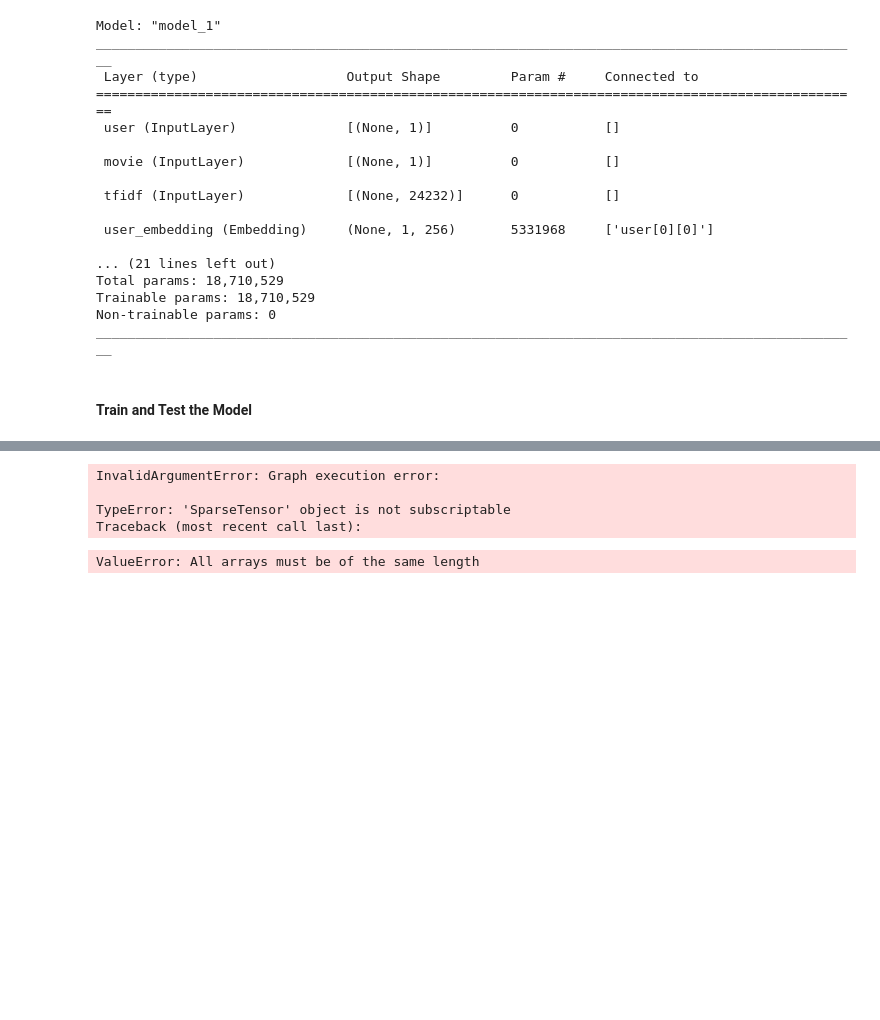
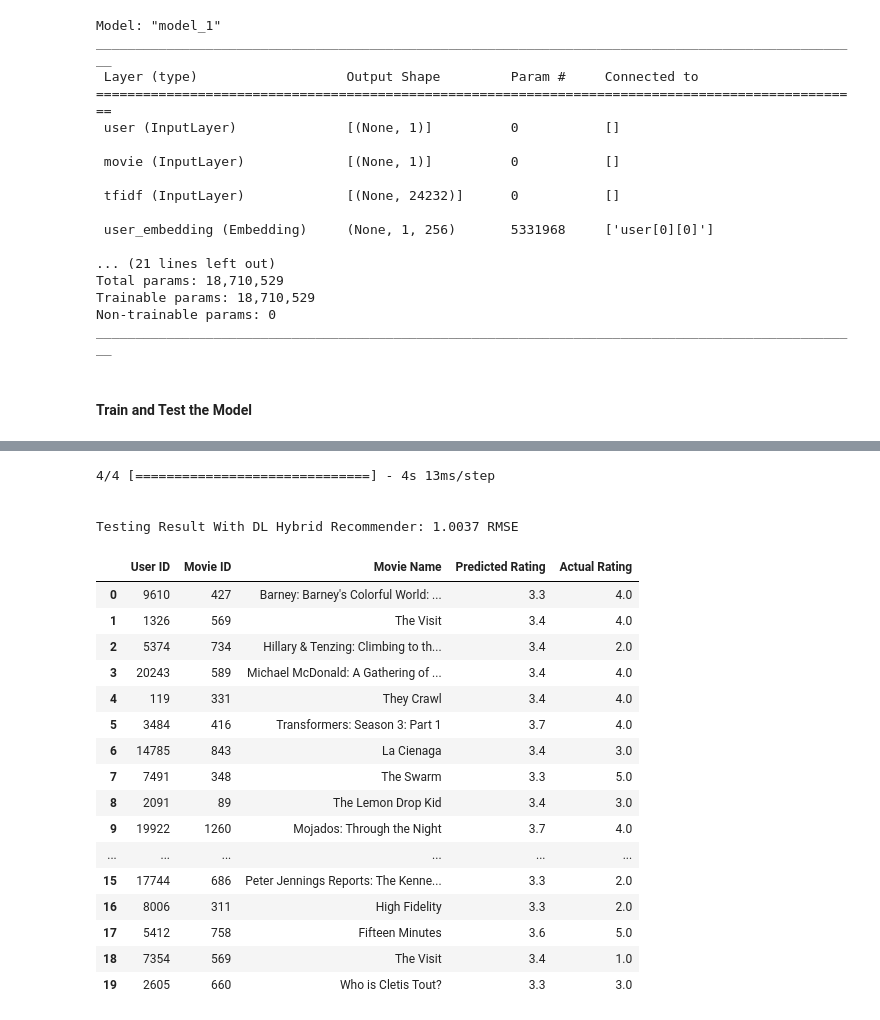
Before and after one commit to silverrose20/mec-mini-projects, a Jupyter notebook: mec-17.4.1-recommendation-systems-mini-project/Mini_Project_Recommendation_Systems.ipynb, the cells around one changed output, grey strips where cells are left out. Drawn from its saved outputs; the diff is of its cells as text; code cells hidden in the pictures; blank space fills up the shorter version.

```diff
--- a/mec-17.4.1-recommendation-systems-mini-project/Mini_Project_Recommendation_Systems.ipynb
+++ b/mec-17.4.1-recommendation-systems-mini-project/Mini_Project_Recommendation_Systems.ipynb
@@ -1172,13 +1172,26 @@ ________________________________________________________________________________
 #### Train and Test the Model
 # %%
 # fit the model
+#batch_size=1024
+#epochs=10
+#X = [df_hybrid_train['User'], df_hybrid_train['Movie'], train_tfidf]
+#y = df_hybrid_train['Rating']
+
+#model.fit(X, y,
+#          batch_size=batch_size,
+#          epochs=epochs, ## Change the epochs to find better improved model.
+#          validation_split=0.1,
+#          shuffle=True)
+
+
+# Build custom training loop since TensorFlow doesn't allow batch training for sparse Input
+from tensorflow.keras.optimizers import Adam
+
 batch_size=1024
-epochs=10
+epochs=1
+optimizer = Adam()
 X = [df_hybrid_train['User'], df_hybrid_train['Movie'], train_tfidf]
 y = df_hybrid_train['Rating']
-
-model.fit(X, y,
-          batch_size=batch_size,
-          epochs=epochs, ## Change the epochs to find better improved model.
-          validation_split=0.1,
-          shuffle=True)
+n_batch = y.shape[0]//batch_size+1
+idx = np.arange(0, y.shape[0], batch_size)
+idx = np.concatenate((idx, [y.shape[0]]))
@@ -1187,31 +1243,48 @@ ValueError: `validation_split` is only supported for Tensors or NumPy arrays, fo
 # %%
+# model testing
 # create test input data and true outputs
-X_test = [df_hybrid_test['User'], df_hybrid_test['Movie'], test_tfidf]
-y_true = df_hybrid_test['Rating'].values
+X_test = [df_hybrid_test['User'][:100], df_hybrid_test['Movie'][:100], np.array(test_tfidf[:100].todense())]
+y_true = df_hybrid_test['Rating'].values[:100]
 
 # Test model by making predictions on test data
 y_pred = model.predict(X_test).ravel()
 # clip upper and lower ratings
 y_pred = list(map(lambda x: 1.0 if x < 1 else 5.0 if x > 5.0 else x, y_pred))
-
+len(y_pred)
 #  Compute RMSE
 rmse = np.sqrt(mean_squared_error(y_pred=y_pred, y_true=y_true))
 print('\n\nTesting Result With DL Hybrid Recommender: {:.4f} RMSE'.format(rmse))
 # %% [output]
-InvalidArgumentError: Graph execution error:
+4/4 [==============================] - 4s 13ms/step
 
-TypeError: 'SparseTensor' object is not subscriptable
-Traceback (most recent call last):
+
+Testing Result With DL Hybrid Recommender: 1.0037 RMSE
 # %%
 ## Let's see how our collaborative model performs by seeing the predicted and actual rating for the given user and movie pair
 results_df = pd.DataFrame({
-    'User ID': df_hybrid_test['User'].values,
-    'Movie ID': df_hybrid_test['Movie'].values,
-    'Movie Name': [movie_titles['Name'].iloc[item] for item in df_hybrid_test['Movie']],
+    'User ID': df_hybrid_test['User'].values[:100],
+    'Movie ID': df_hybrid_test['Movie'].values[:100],
+    'Movie Name': [movie_titles['Name'].iloc[item] for item in df_hybrid_test['Movie'][:100]],
     'Predicted Rating': np.round(y_pred, 1),
     'Actual Rating': y_true
 })
 
 results_df.head(20)
 # %% [output]
-ValueError: All arrays must be of the same length
+|  | User ID | Movie ID | Movie Name | Predicted Rating | Actual Rating |
+| 0 | 9610 | 427 | Barney: Barney's Colorful World: ... | 3.3 | 4.0 |
+| 1 | 1326 | 569 | The Visit | 3.4 | 4.0 |
+| 2 | 5374 | 734 | Hillary & Tenzing: Climbing to th... | 3.4 | 2.0 |
+| 3 | 20243 | 589 | Michael McDonald: A Gathering of ... | 3.4 | 4.0 |
+| 4 | 119 | 331 | They Crawl | 3.4 | 4.0 |
+| 5 | 3484 | 416 | Transformers: Season 3: Part 1 | 3.7 | 4.0 |
+| 6 | 14785 | 843 | La Cienaga | 3.4 | 3.0 |
+| 7 | 7491 | 348 | The Swarm | 3.3 | 5.0 |
+| 8 | 2091 | 89 | The Lemon Drop Kid | 3.4 | 3.0 |
+| 9 | 19922 | 1260 | Mojados: Through the Night | 3.7 | 4.0 |
+| ... | ... | ... | ... | ... | ... |
+| 15 | 17744 | 686 | Peter Jennings Reports: The Kenne... | 3.3 | 2.0 |
+| 16 | 8006 | 311 | High Fidelity | 3.3 | 2.0 |
+| 17 | 5412 | 758 | Fifteen Minutes | 3.6 | 5.0 |
+| 18 | 7354 | 569 | The Visit | 3.4 | 1.0 |
+| 19 | 2605 | 660 | Who is Cletis Tout? | 3.3 | 3.0 |
```
Also changed, not shown: parts of 20 cells of this notebook.
